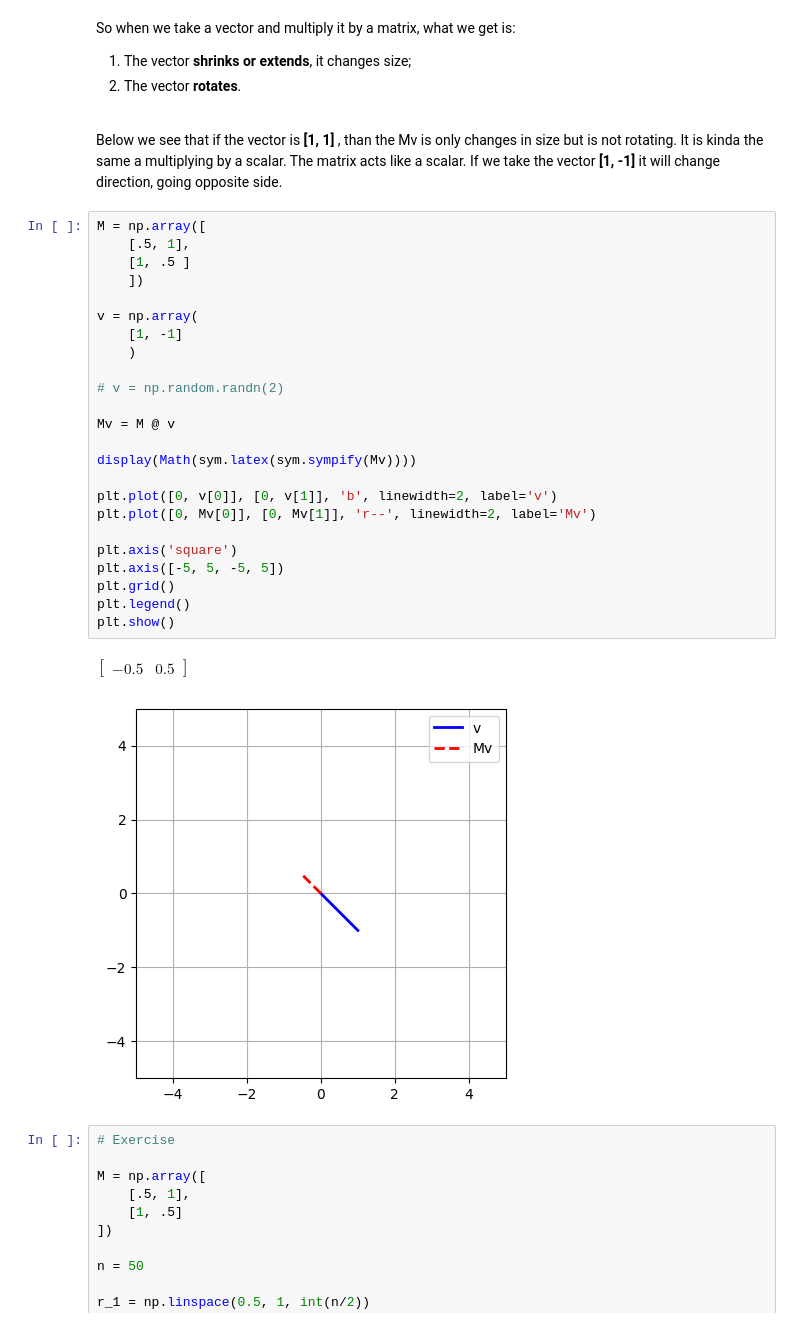
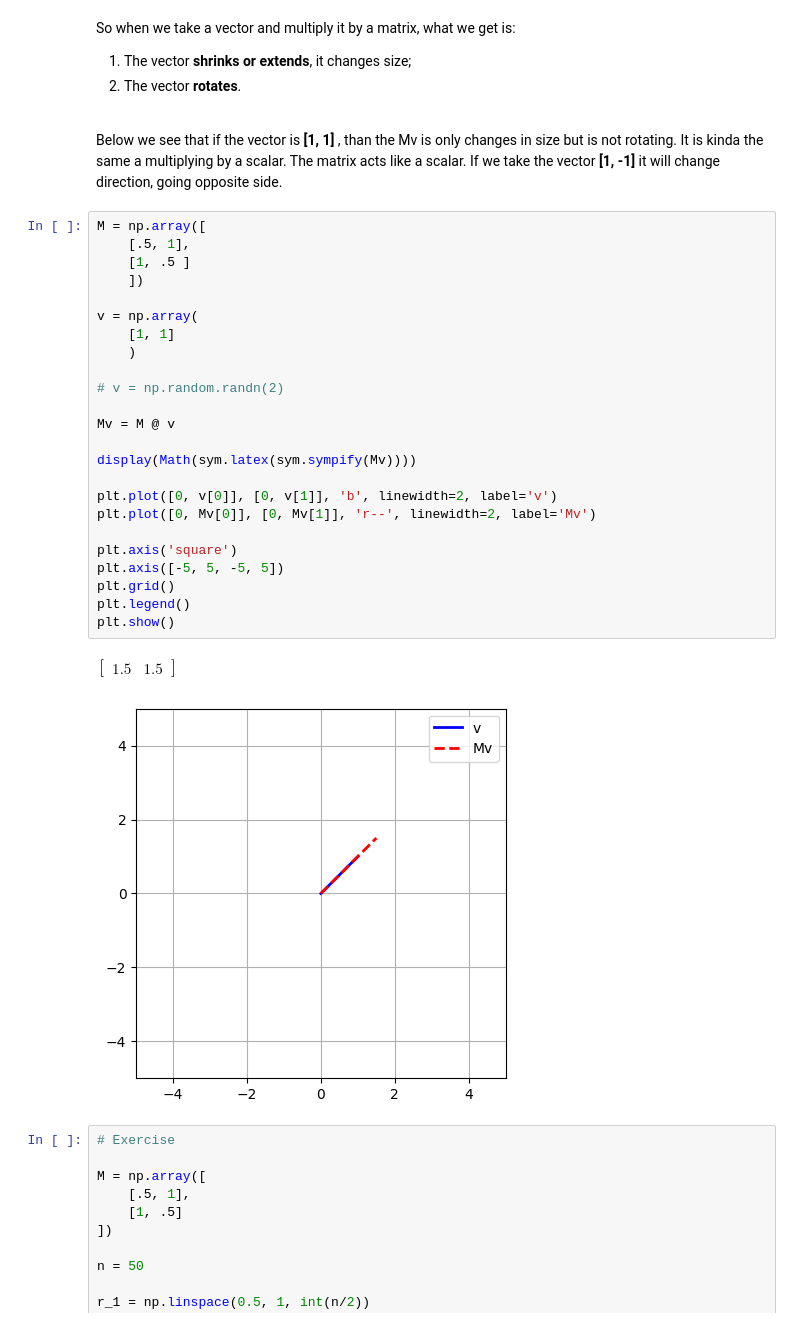
Before and after one commit to viktor-kertanov/master-math, a Jupyter notebook: ch12_linear_algebra/12_visualizing_matrix_vector_multiplication.ipynb, the cells around one changed output. Cells and saved outputs as stored; diff of their text form.

```diff
--- a/ch12_linear_algebra/12_visualizing_matrix_vector_multiplication.ipynb
+++ b/ch12_linear_algebra/12_visualizing_matrix_vector_multiplication.ipynb
@@ -48,30 +48,30 @@ If we take the vector __[1, -1]__ it will change direction, going opposite side.
 # %%
 M = np.array([
     [.5, 1],
     [1, .5 ]
     ])
 
 v = np.array(
-    [1, -1]
+    [1, 1]
     )
 
 # v = np.random.randn(2)
 
 Mv = M @ v
 
 display(Math(sym.latex(sym.sympify(Mv))))
 
 plt.plot([0, v[0]], [0, v[1]], 'b', linewidth=2, label='v')
 plt.plot([0, Mv[0]], [0, Mv[1]], 'r--', linewidth=2, label='Mv')
 
 plt.axis('square')
 plt.axis([-5, 5, -5, 5])
 plt.grid()
 plt.legend()
 plt.show()
 # %% [output]
-$\displaystyle \left[\begin{matrix}-0.5 & 0.5\end{matrix}\right]$
+$\displaystyle \left[\begin{matrix}1.5 & 1.5\end{matrix}\right]$
-[figure, old version]
+[figure, new version]
 # %%
 # Exercise
 
```
Also changed, not shown: 10 other files.
